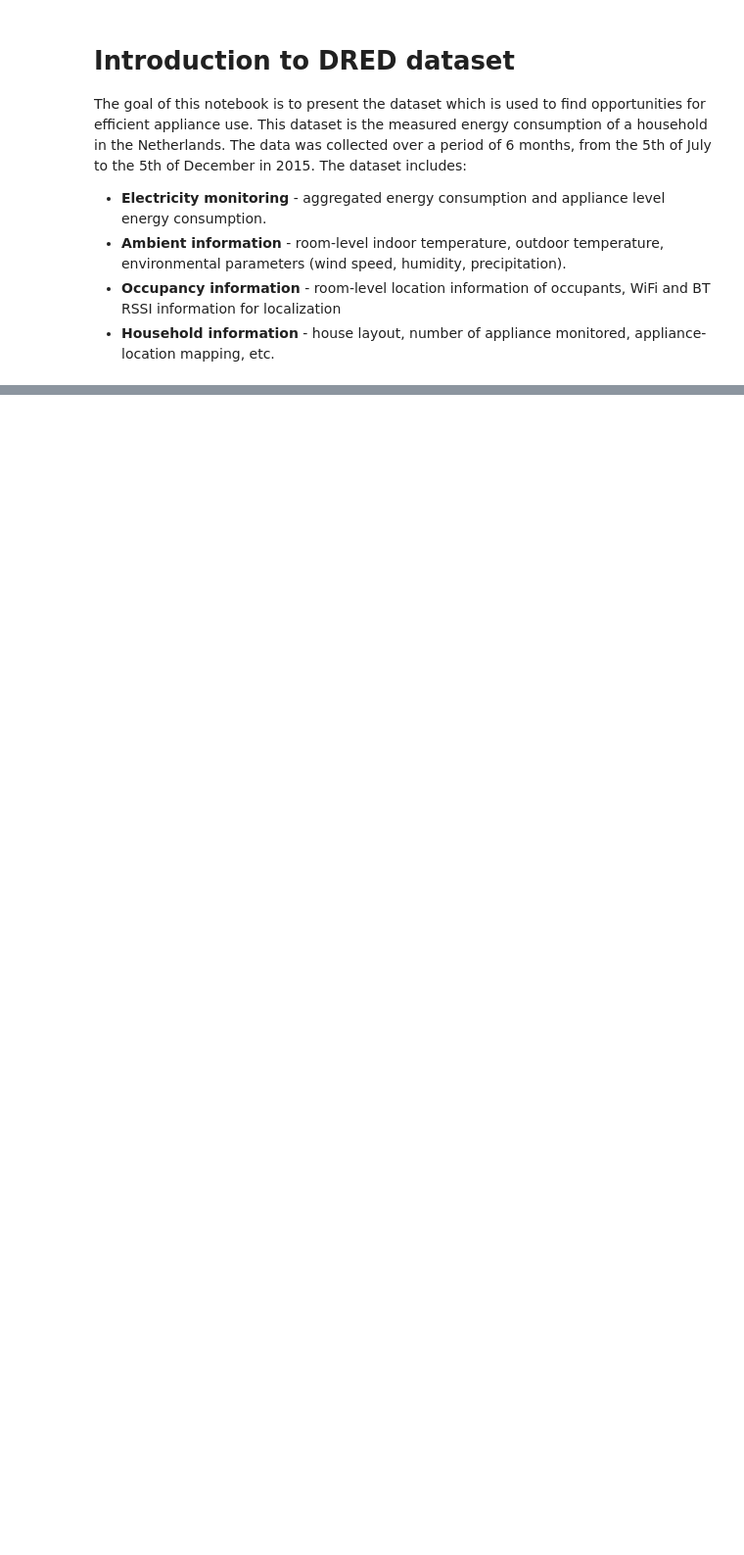
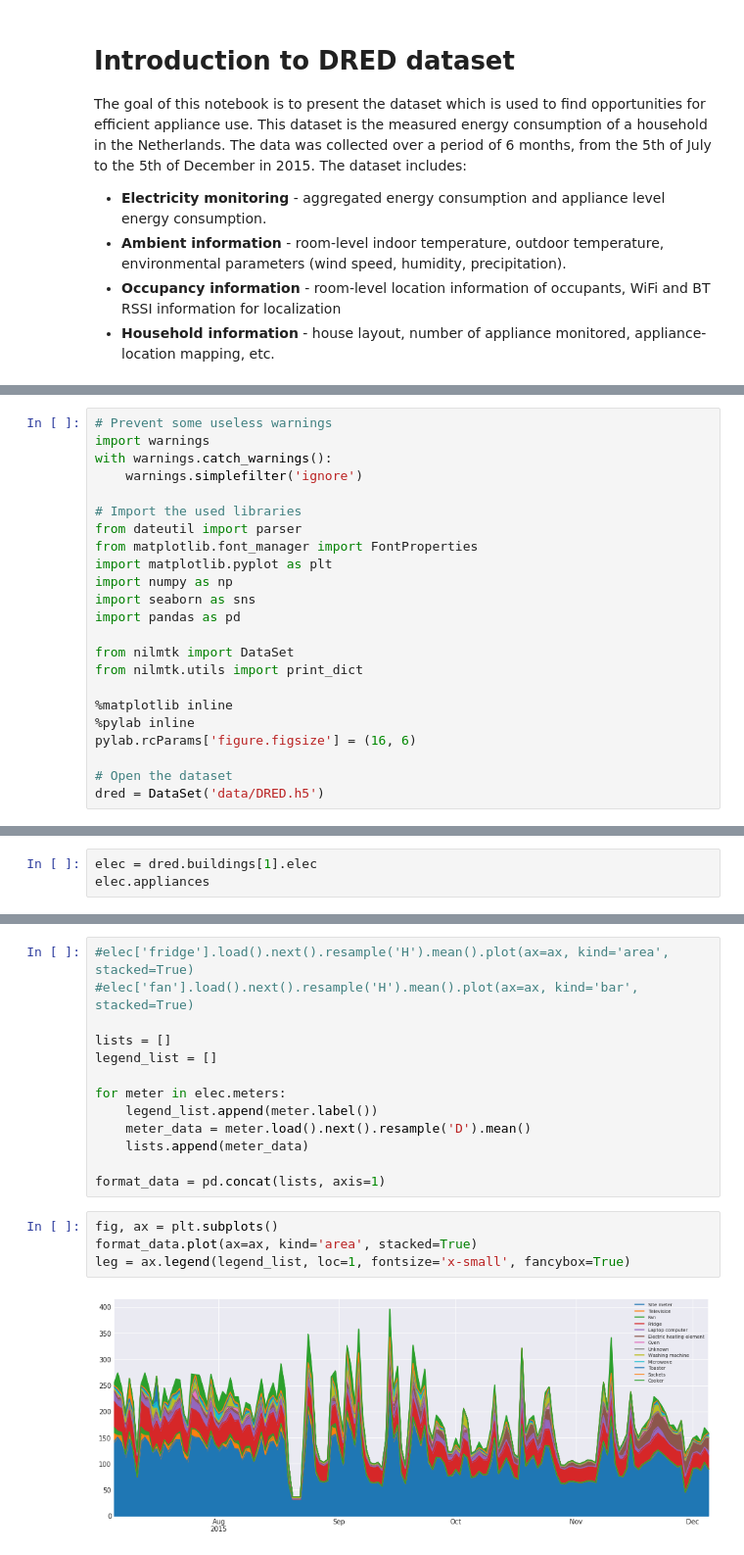
Before and after one commit to teamvirtue/smart-sockets-dev, a Jupyter notebook: Introduction to DRED dataset.ipynb, the cells around one changed output, grey strips where cells are left out. Shown: that part at 98% size. Saved outputs shown, nothing was run; the diff lists cells and outputs as text; blank space fills up the shorter version.

Commit message:
Add introduction to DRED

```diff
--- a/Introduction to DRED dataset.ipynb
+++ b/Introduction to DRED dataset.ipynb
@@ -42,0 +8,23 @@ the new syntax is .resample(...).ffill(limit=1)
+# %%
+# Prevent some useless warnings
+import warnings
+with warnings.catch_warnings():
+    warnings.simplefilter('ignore')
+
+# Import the used libraries
+from dateutil import parser
+from matplotlib.font_manager import FontProperties
+import matplotlib.pyplot as plt
+import numpy as np
+import seaborn as sns
+import pandas as pd
+
+from nilmtk import DataSet
+from nilmtk.utils import print_dict
+
+%matplotlib inline
+%pylab inline
+pylab.rcParams['figure.figsize'] = (16, 6)
+
+# Open the dataset
+dred = DataSet('data/DRED.h5')
@@ -42,0 +67,3 @@ the new syntax is .resample(...).ffill(limit=1)
+# %%
+elec = dred.buildings[1].elec
+elec.appliances
@@ -42,0 +159,19 @@ the new syntax is .resample(...).ffill(limit=1)
+# %%
+#elec['fridge'].load().next().resample('H').mean().plot(ax=ax, kind='area', stacked=True)
+#elec['fan'].load().next().resample('H').mean().plot(ax=ax, kind='bar', stacked=True)
+
+lists = []
+legend_list = []
+
+for meter in elec.meters:
+    legend_list.append(meter.label())
+    meter_data = meter.load().next().resample('D').mean()
+    lists.append(meter_data)
+
+format_data = pd.concat(lists, axis=1)
+# %%
+fig, ax = plt.subplots()
+format_data.plot(ax=ax, kind='area', stacked=True)
+leg = ax.legend(legend_list, loc=1, fontsize='x-small', fancybox=True)
+# %% [output]
+[figure, added]
```
Also changed, not shown: parts of 23 cells of this notebook.
